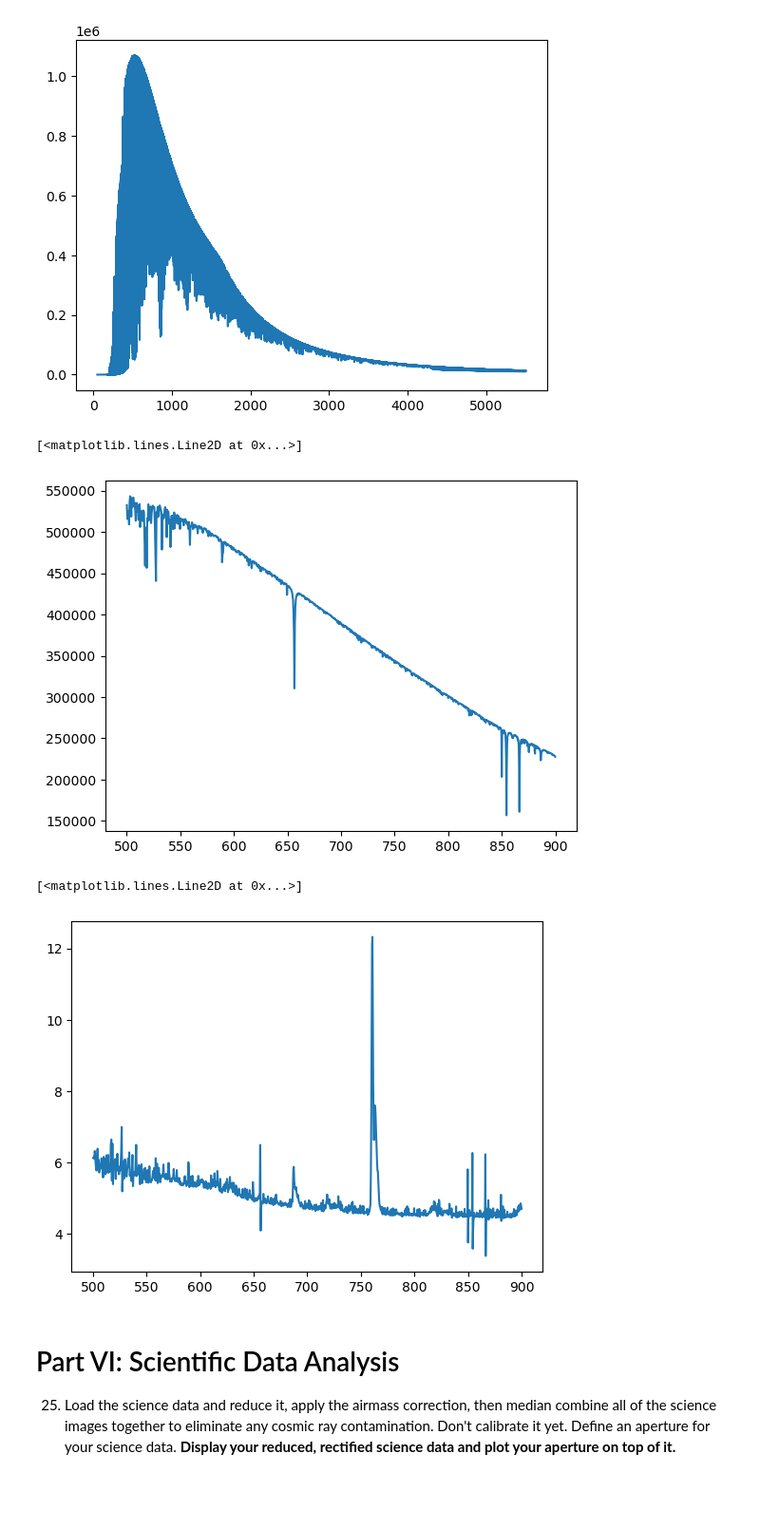
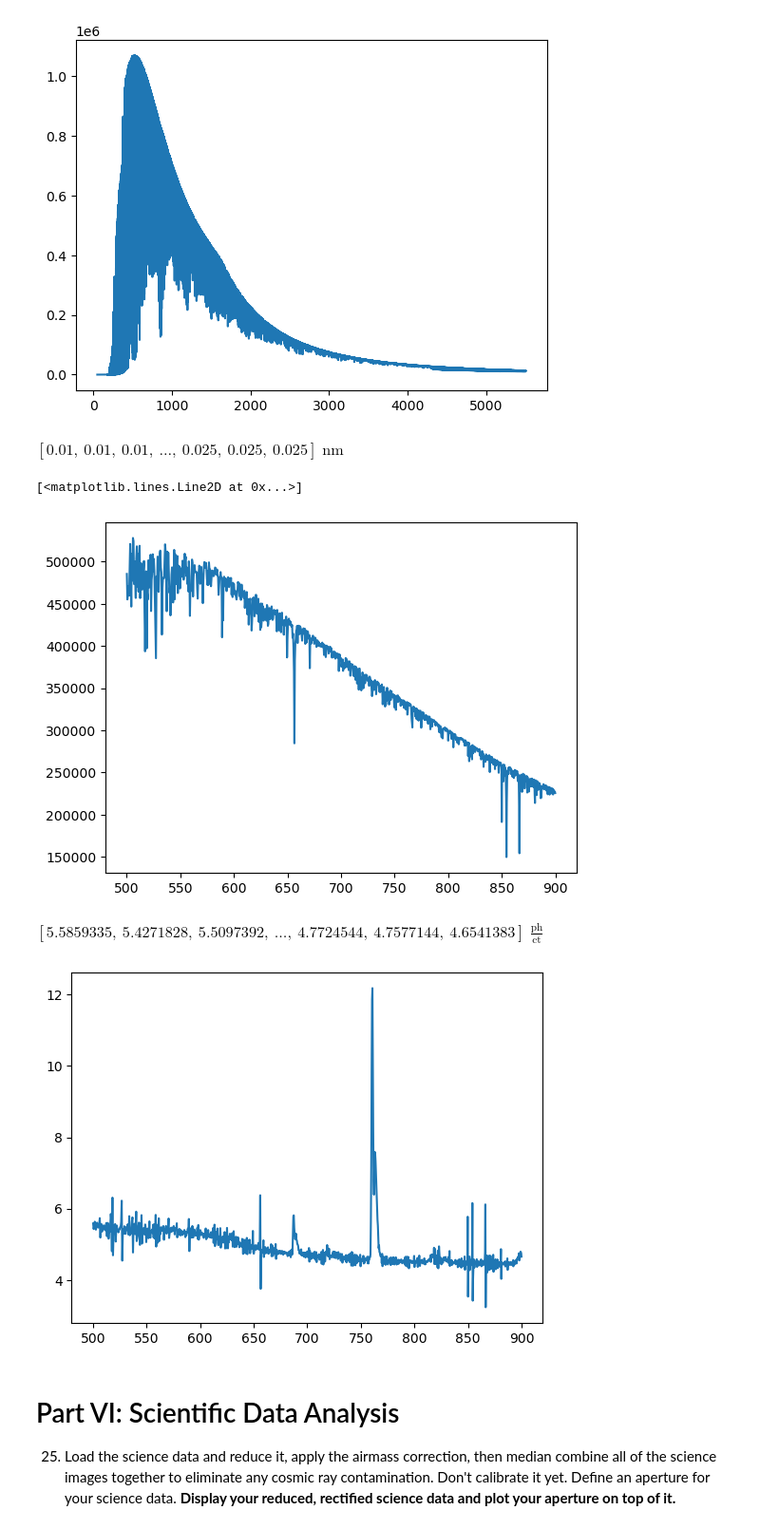
Before and after one commit to Hallflower20/ay107-data-reduction, a Jupyter notebook: problemset3.ipynb, the cells around one changed output. Shown at 95% size. Cells and saved outputs as stored; diff of their text form; code cells hidden in the pictures; blank space fills up the shorter version.

```diff
--- a/problemset3.ipynb
+++ b/problemset3.ipynb
@@ -42,7 +42,7 @@ def plot_data(obj,percentile = [1, 99],use_log = False):
     else:
         plt.imshow(obj, origin='lower', cmap='gray', clim=(np.percentile(obj,percentile[0]), np.percentile(obj,percentile[1])))
     plt.colorbar()
-    plt.ylim(200,600)
+    #plt.ylim(200,600)
 # %% [markdown]
 # Part I: Orienting Yourself to the Dataset
 # %% [markdown]
@@ -352,7 +356,7 @@ for i, j in zip(peaks, peak_lambda):
 l_model = PolynomialModel(degree = 3)
 l_params = l_model.guess(peak_lambda, x = peaks)
 l_result = l_model.fit(peak_lambda, l_params, x = peaks)
-wavelenths = l_model.eval(l_params, x = range(0,len(oned_spectra_norm)))
+wavelenths = l_model.eval(l_result.params, x = range(0,len(oned_spectra_norm)))
 wavelenths
 # %% [output]
 array([500.11043473, 500.63143316, 501.15211902, ..., 899.33677411,
@@ -651,27 +695,37 @@ plt.plot(G2V_l, w_photons_total)
 # %% [output]
 [<matplotlib.lines.Line2D at 0x...>]
 [figure]
+# %%
+DELTA_L_CAL = np.roll(G2V_l, -1) - G2V_l
+DELTA_L_CAL[-1] = DELTA_L_CAL[-2]
+# %%
+DELTA_L_CAL
+# %% [output]
+$[0.01,~0.01,~0.01,~\dots,~0.025,~0.025,~0.025] \; \mathrm{nm}$
 # %%
 binned_spectra = []
 for i in range(len(l_bins) - 1):
     bin_l = l_bins[i]
     bin_r = l_bins[i+1]
     delta_l = bin_r - bin_l
-    bin = w_photons_total[np.where((G2V_l > bin_l) & (G2V_l < bin_r))[0]] * delta_l
-    bin_s = np.median(bin)
+    indexes = np.where((G2V_l > bin_l) & (G2V_l < bin_r))[0]
+    bin = w_photons_total[indexes] * DELTA_L_CAL[indexes]
+    bin_s = np.sum(bin)
     binned_spectra.append(bin_s.value)
 binned_spectra = np.asarray(binned_spectra) * (u.photon / u.second)
 # %%
 plt.plot(wavelenths, binned_spectra)
 # %% [output]
 [<matplotlib.lines.Line2D at 0x...>]
-[figure, old version]
+[figure, new version]
 # %%
 spectra_standard_star_u = spectra_standard_star * u.count/u.second
-plt.plot(wavelenths, binned_spectra/spectra_standard_star_u)
+calibration_spectra = binned_spectra/spectra_standard_star_u
+plt.plot(wavelenths, calibration_spectra)
+calibration_spectra
 # %% [output]
-[<matplotlib.lines.Line2D at 0x...>]
+$[5.5859335,~5.4271828,~5.5097392,~\dots,~4.7724544,~4.7577144,~4.6541383] \; \mathrm{\frac{ph}{ct}}$
-[figure, old version]
+[figure, new version]
 # %% [markdown]
 # Part VI: Scientific Data Analysis
 
```
Also changed, not shown: parts of 29 cells of this notebook.
